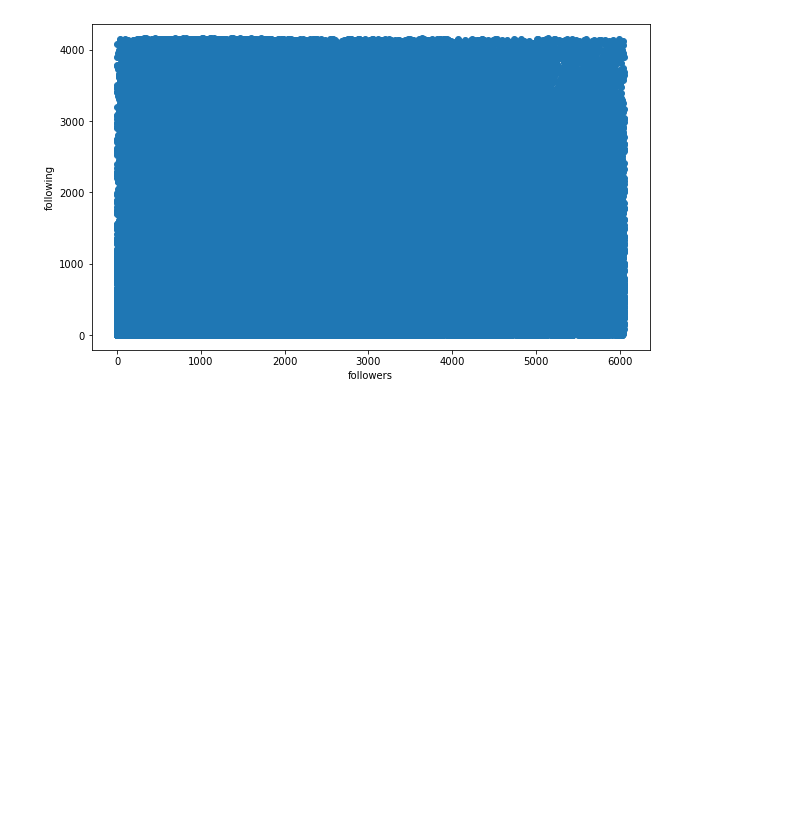
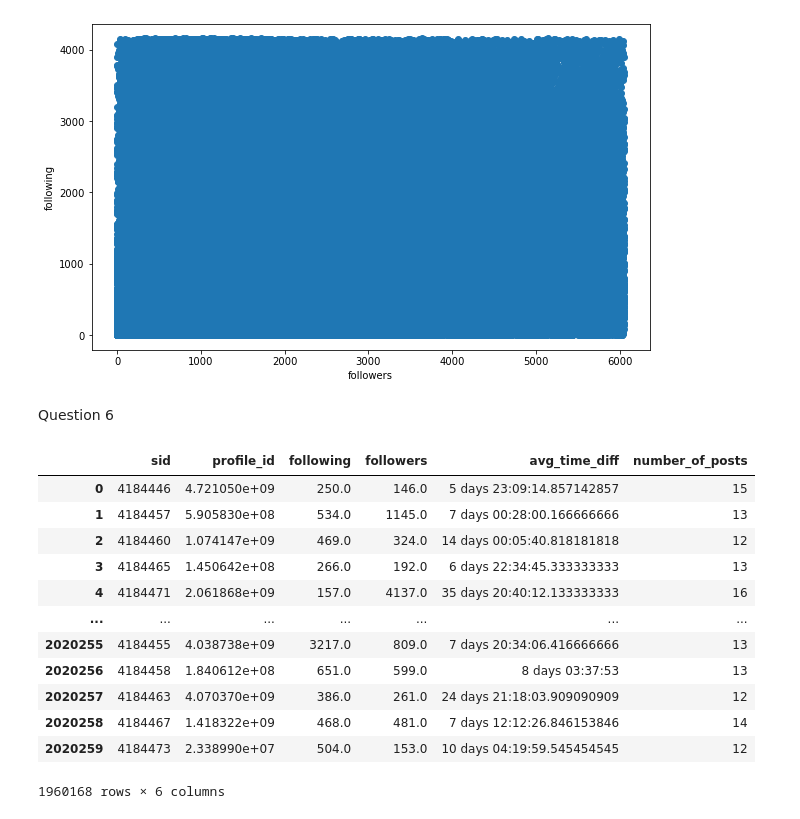
Before and after one commit to masabbah-97/ADM-HW2, a Jupyter notebook: Main.ipynb, the cells around one changed output. Drawn from its saved outputs; the diff is of its cells as text; code cells hidden in the pictures; blank space fills up the shorter version.

```diff
--- a/Main.ipynb
+++ b/Main.ipynb
@@ -152,3 +170,23 @@ plt.show()
 '''
 # %% [output]
 [figure]
+# %% [markdown]
+Question 6
+# %%
+df = functions.time_intervals('Data/instagram_posts.csv','Data/instagram_profiles.csv',['sid_profile','cts','profile_id'])
+# %%
+df
+# %% [output]
+|  | sid | profile_id | following | followers | avg_time_diff | number_of_posts |
+| 0 | 4184446 | 4.721050e+09 | 250.0 | 146.0 | 5 days 23:09:14.857142857 | 15 |
+| 1 | 4184457 | 5.905830e+08 | 534.0 | 1145.0 | 7 days 00:28:00.166666666 | 13 |
+| 2 | 4184460 | 1.074147e+09 | 469.0 | 324.0 | 14 days 00:05:40.818181818 | 12 |
+| 3 | 4184465 | 1.450642e+08 | 266.0 | 192.0 | 6 days 22:34:45.333333333 | 13 |
+| 4 | 4184471 | 2.061868e+09 | 157.0 | 4137.0 | 35 days 20:40:12.133333333 | 16 |
+| ... | ... | ... | ... | ... | ... | ... |
+| 2020255 | 4184455 | 4.038738e+09 | 3217.0 | 809.0 | 7 days 20:34:06.416666666 | 13 |
+| 2020256 | 4184458 | 1.840612e+08 | 651.0 | 599.0 | 8 days 03:37:53 | 13 |
+| 2020257 | 4184463 | 4.070370e+09 | 386.0 | 261.0 | 24 days 21:18:03.909090909 | 12 |
+| 2020258 | 4184467 | 1.418322e+09 | 468.0 | 481.0 | 7 days 12:12:26.846153846 | 14 |
+| 2020259 | 4184473 | 2.338990e+07 | 504.0 | 153.0 | 10 days 04:19:59.545454545 | 12 |
+1960168 rows × 6 columns
```
Also changed, not shown: parts of 28 cells of this notebook, 2 other files.
